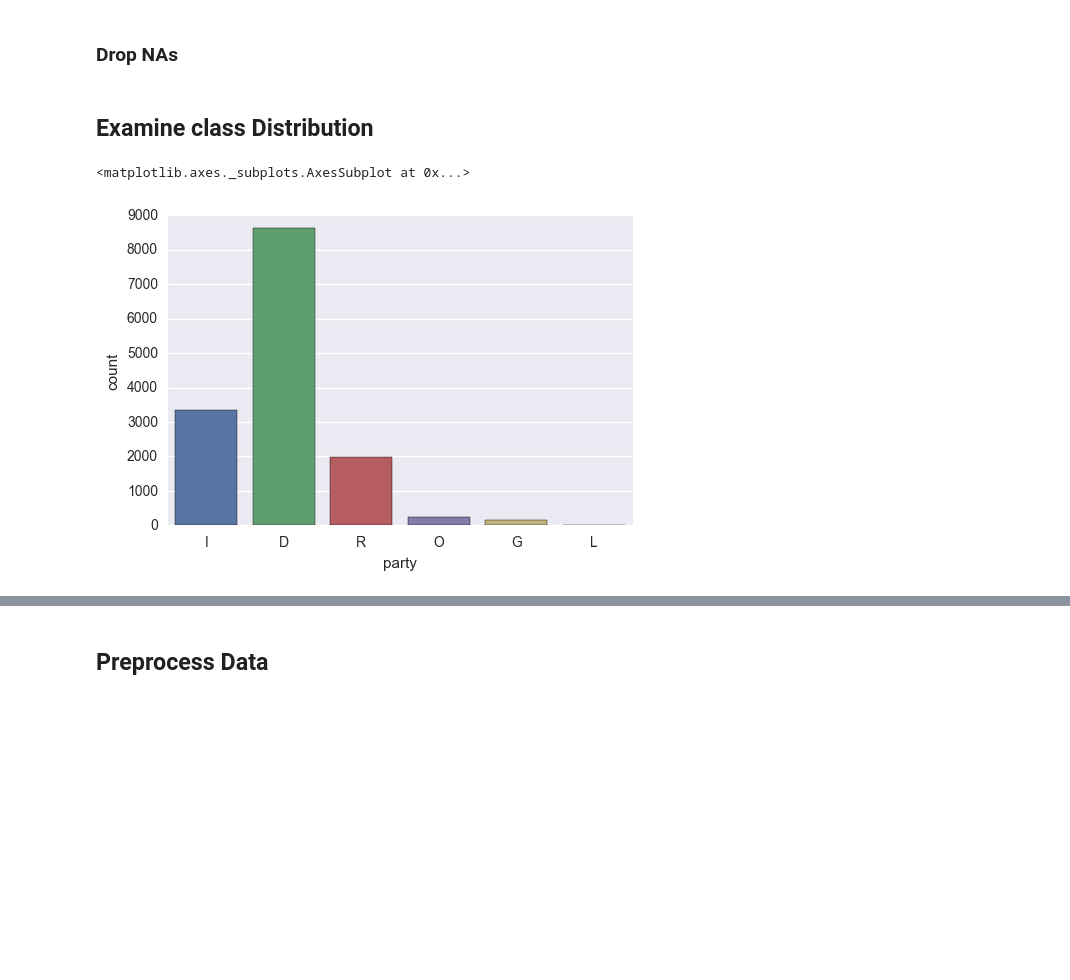
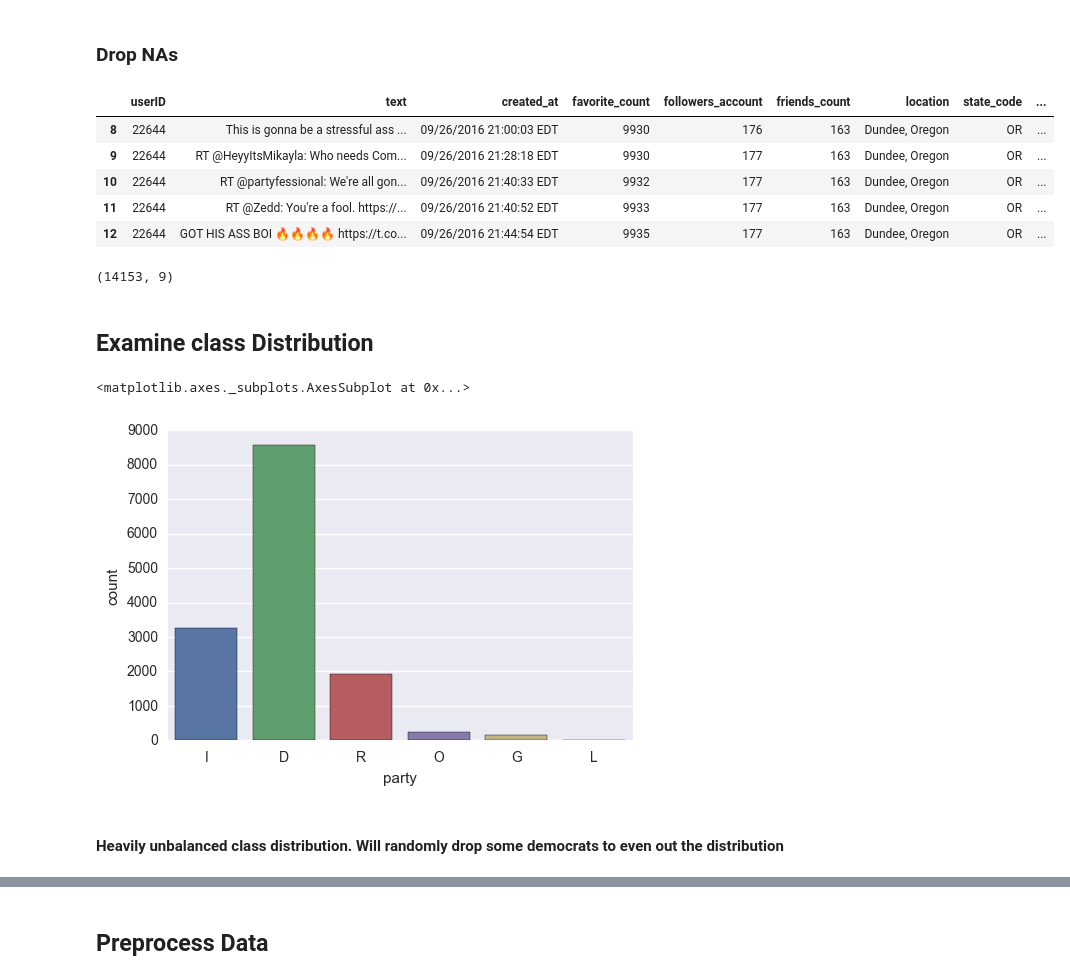
Before and after one commit to carriegardner428/2016-Election-Project, a Jupyter notebook: Election Notebook.ipynb, the cells around one changed output, grey strips where cells are left out. Saved outputs shown, nothing was run; the diff lists cells and outputs as text; code cells hidden in the pictures; blank space fills up the shorter version.

```diff
--- a/Election Notebook.ipynb
+++ b/Election Notebook.ipynb
@@ -67,6 +68,20 @@ df.shape
 (23247, 9)
 # %% [markdown]
 ### Drop NAs
+# %%
+df = df.dropna()     # drop obs with NaN
+df.head(5)
+# %% [output]
+|  | userID | text | created_at | favorite_count | followers_account | friends_count | location | state_code | ... |
+| 8 | 22644 | This is gonna be a stressful ass ... | 09/26/2016 21:00:03 EDT | 9930 | 176 | 163 | Dundee, Oregon | OR | ... |
+| 9 | 22644 | RT @HeyyItsMikayla: Who needs Com... | 09/26/2016 21:28:18 EDT | 9930 | 177 | 163 | Dundee, Oregon | OR | ... |
+| 10 | 22644 | RT @partyfessional: We're all gon... | 09/26/2016 21:40:33 EDT | 9932 | 177 | 163 | Dundee, Oregon | OR | ... |
+| 11 | 22644 | RT @Zedd: You're a fool. https://... | 09/26/2016 21:40:52 EDT | 9933 | 177 | 163 | Dundee, Oregon | OR | ... |
+| 12 | 22644 | GOT HIS ASS BOI 🔥🔥🔥🔥 https://t.co... | 09/26/2016 21:44:54 EDT | 9935 | 177 | 163 | Dundee, Oregon | OR | ... |
+# %%
+df.shape
+# %% [output]
+(14153, 9)
 # %% [markdown]
 ## Examine class Distribution
 # %%
@@ -74,4 +89,6 @@ df.shape
 sns.countplot(x="party", data=df)
 # %% [output]
 <matplotlib.axes._subplots.AxesSubplot at 0x...>
-[figure, old version]
+[figure, new version]
+# %% [markdown]
+#### Heavily unbalanced class distribution.  Will randomly drop some democrats to even out the distribution
```
Also changed, not shown: parts of 20 cells of this notebook.
